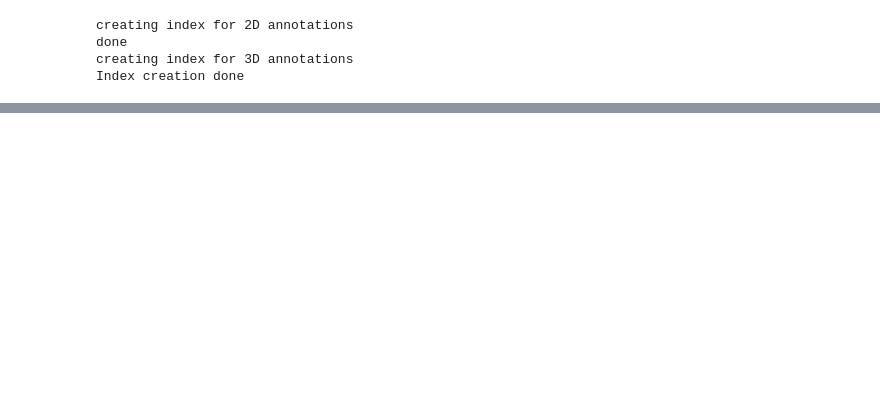
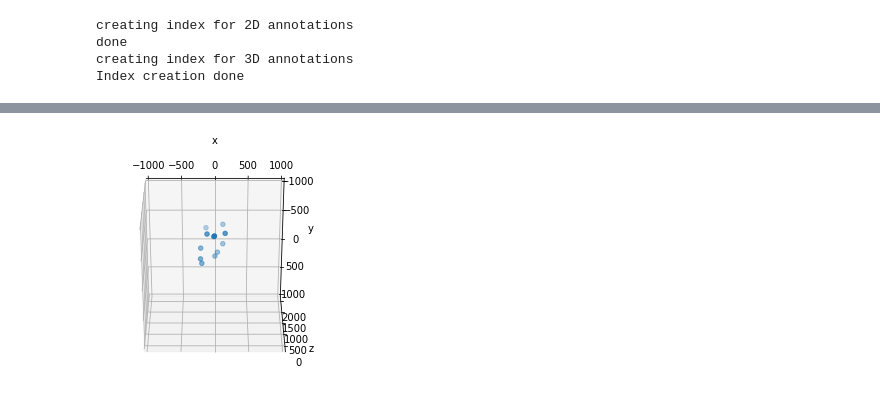
Before and after one commit to rob-med-usp/human_pose, a Jupyter notebook: eval_hydra.ipynb, the cells around one changed output, grey strips where cells are left out. Saved outputs shown, nothing was run; the diff lists cells and outputs as text; code cells hidden in the pictures; blank space fills up the shorter version.

```diff
--- a/eval_hydra.ipynb
+++ b/eval_hydra.ipynb
@@ -91,0 +228,20 @@ NameError: name 'DATASET_IMG_PATH' is not defined
+# %%
+id = 1
+
+fig = plt.figure()
+ax = fig.add_subplot(projection='3d')
+X = anns3d[0]['keypoints3D'][0::4]
+Y = anns3d[0]['keypoints3D'][1::4]
+Z = anns3d[0]['keypoints3D'][2::4]
+ax.scatter(X,Y,Z)
+ax.set_xlabel('x')
+ax.set_ylabel('y')
+ax.set_zlabel('z')
+ax.set_xlim(-1000, 1000)
+ax.set_ylim(-1000, 1000)
+ax.set_zlim(-200, 2200)
+ax.azim = -90
+ax.dist = 10
+ax.elev = -60
+# %% [output]
+[figure, added]
```
Also changed, not shown: parts of 20 cells of this notebook, 3 other files.
